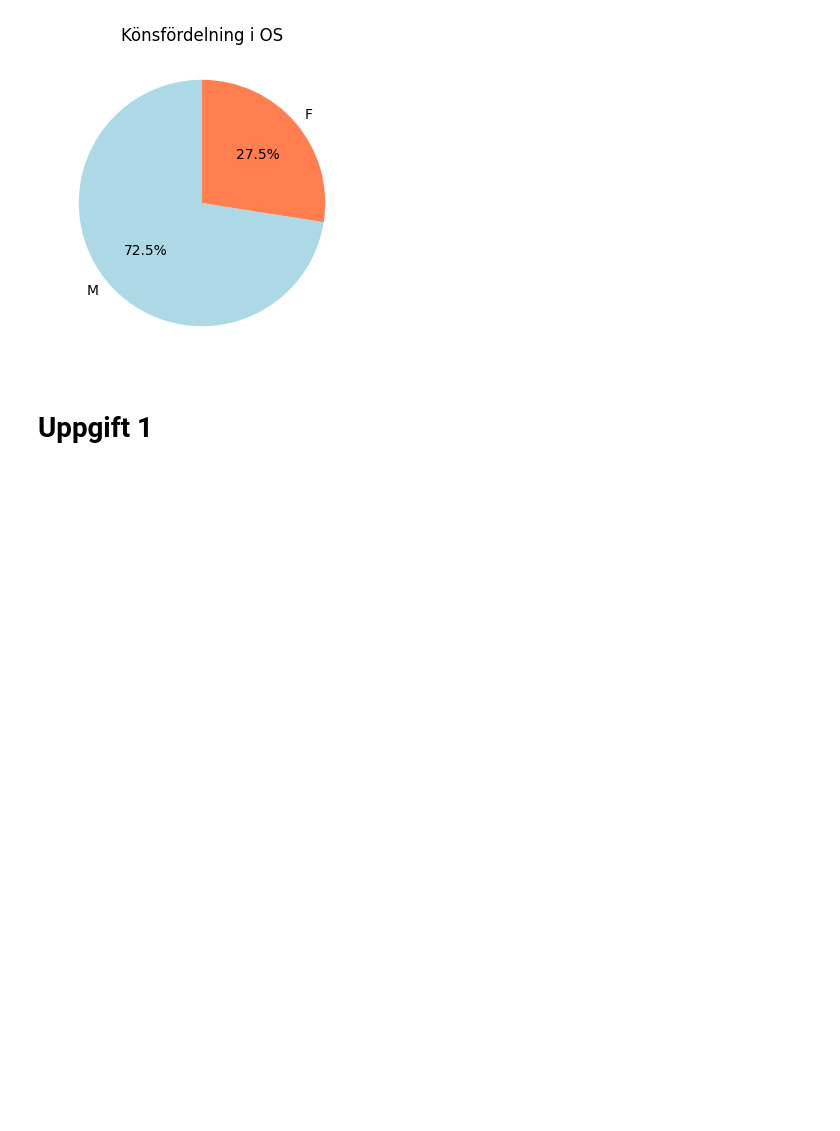
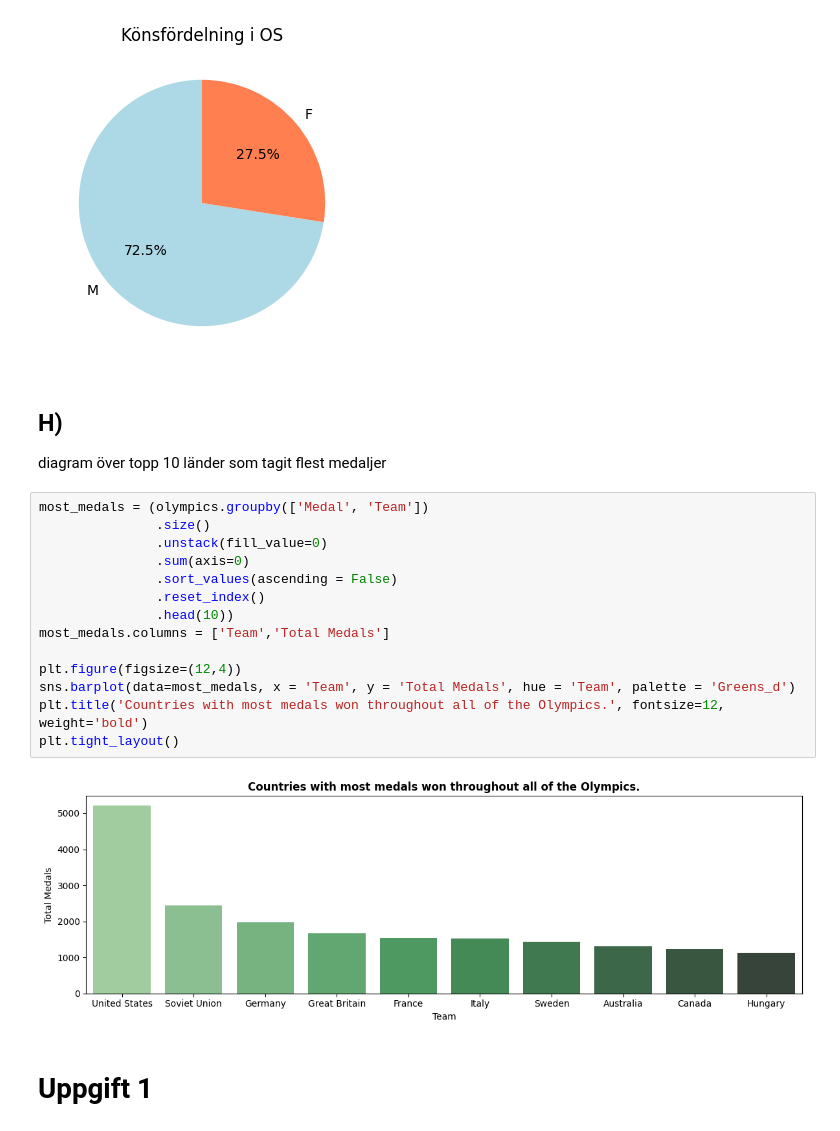
Before and after one commit to SebastianPetersson/Project_OS, a Jupyter notebook: Projekt_OS_Tyskland.ipynb, the cells around one changed output. Cells and saved outputs as stored; diff of their text form; blank space fills up the shorter version.

```diff
--- a/Projekt_OS_Tyskland.ipynb
+++ b/Projekt_OS_Tyskland.ipynb
@@ -176,6 +176,25 @@ plt.title('Könsfördelning i OS')
 # %% [output]
 Text(0.5, 1.0, 'Könsfördelning i OS')
 [figure]
+# %% [markdown]
+## H)
+diagram över topp 10 länder som tagit flest medaljer
+# %%
+most_medals = (olympics.groupby(['Medal', 'Team'])
+               .size()
+               .unstack(fill_value=0)
+               .sum(axis=0)
+               .sort_values(ascending = False)
+               .reset_index()
+               .head(10))
+most_medals.columns = ['Team','Total Medals']
+
+plt.figure(figsize=(12,4))
+sns.barplot(data=most_medals, x = 'Team', y = 'Total Medals', hue = 'Team', palette = 'Greens_d')
+plt.title('Countries with most medals won throughout all of the Olympics.', fontsize=12, weight='bold')
+plt.tight_layout()
+# %% [output]
+[figure, added]
 # %% [markdown]
 # Uppgift 1
 # %%
```
Also changed, not shown: 1 other file.
